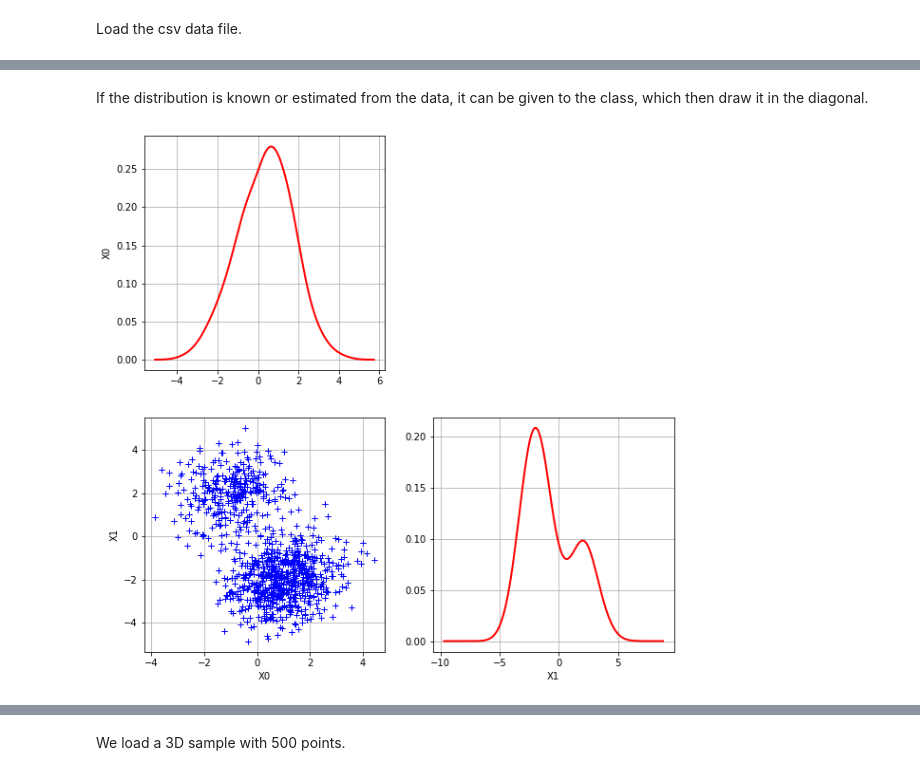
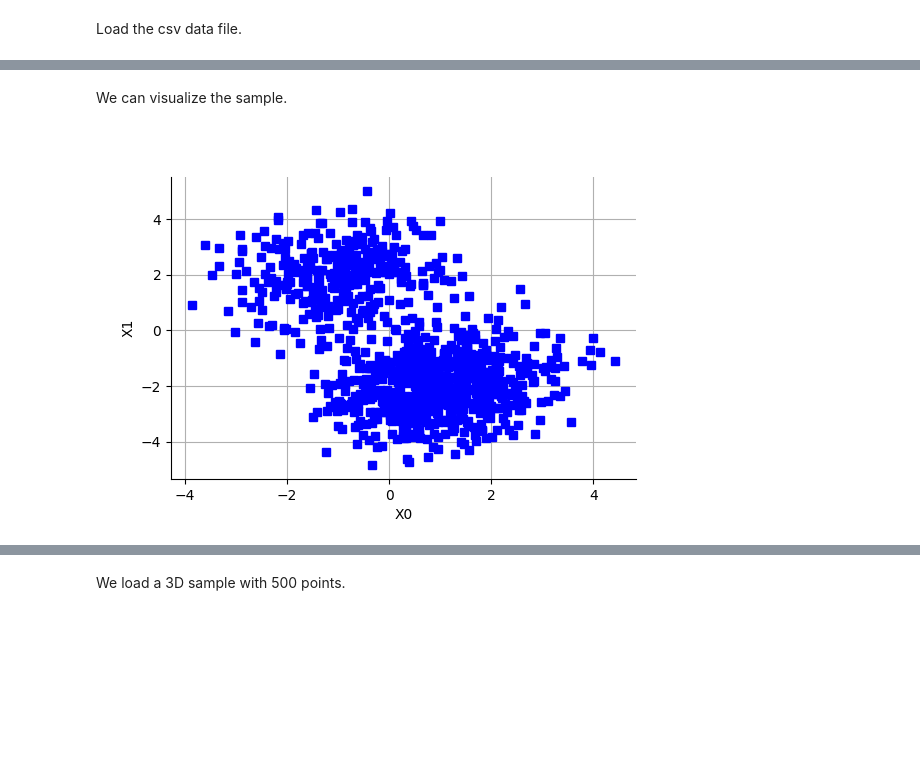
Before and after one commit to mbaudin47/othdrplot, a Jupyter notebook: doc/examples/MatrixPlot.ipynb, the cells around one changed output, grey strips where cells are left out. Drawn from its saved outputs; the diff is of its cells as text; code cells hidden in the pictures; blank space fills up the shorter version.

```diff
--- a/doc/examples/MatrixPlot.ipynb
+++ b/doc/examples/MatrixPlot.ipynb
@@ -10,7 +10,7 @@ from othdrplot import MatrixPlot
 # %% [markdown]
 Load the csv data file.
 # %%
-filename = os.path.join(othdrplot.__path__[0], 'data/gauss-mixture.csv')
+filename = os.path.join(othdrplot.__path__[0], "data", "gauss-mixture.csv")
 sample = ot.Sample.ImportFromCSVFile(filename)
 sample
 # %% [output]
@@ -35,9 +25,6 @@ _ = mp.draw()
-# %% [markdown]
-If the distribution is known or estimated from the data, it can be given to the class, which then draw it in the diagonal.
-# %%
-ks = ot.KernelSmoothing()
-distribution = ks.build(sample)
-mp = MatrixPlot(sample,distribution)
-_ = mp.draw()
-# %% [output]
-[figure, removed]
+# %% [markdown]
+We can visualize the sample.
+# %%
+ot.VisualTest_DrawPairs(sample)
+# %% [output]
+[figure, added]
```
Also changed, not shown: parts of 19 cells of this notebook.
